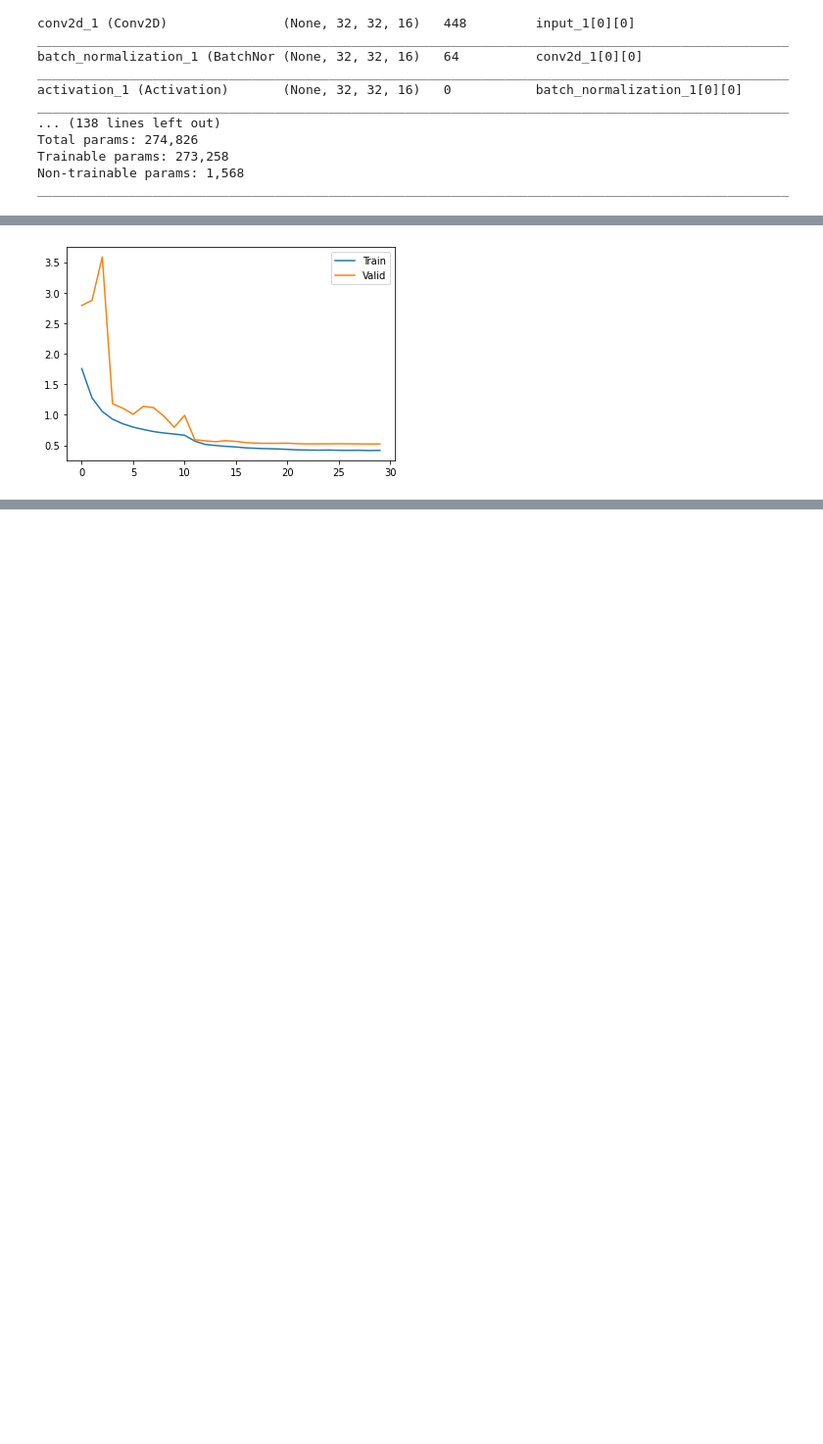
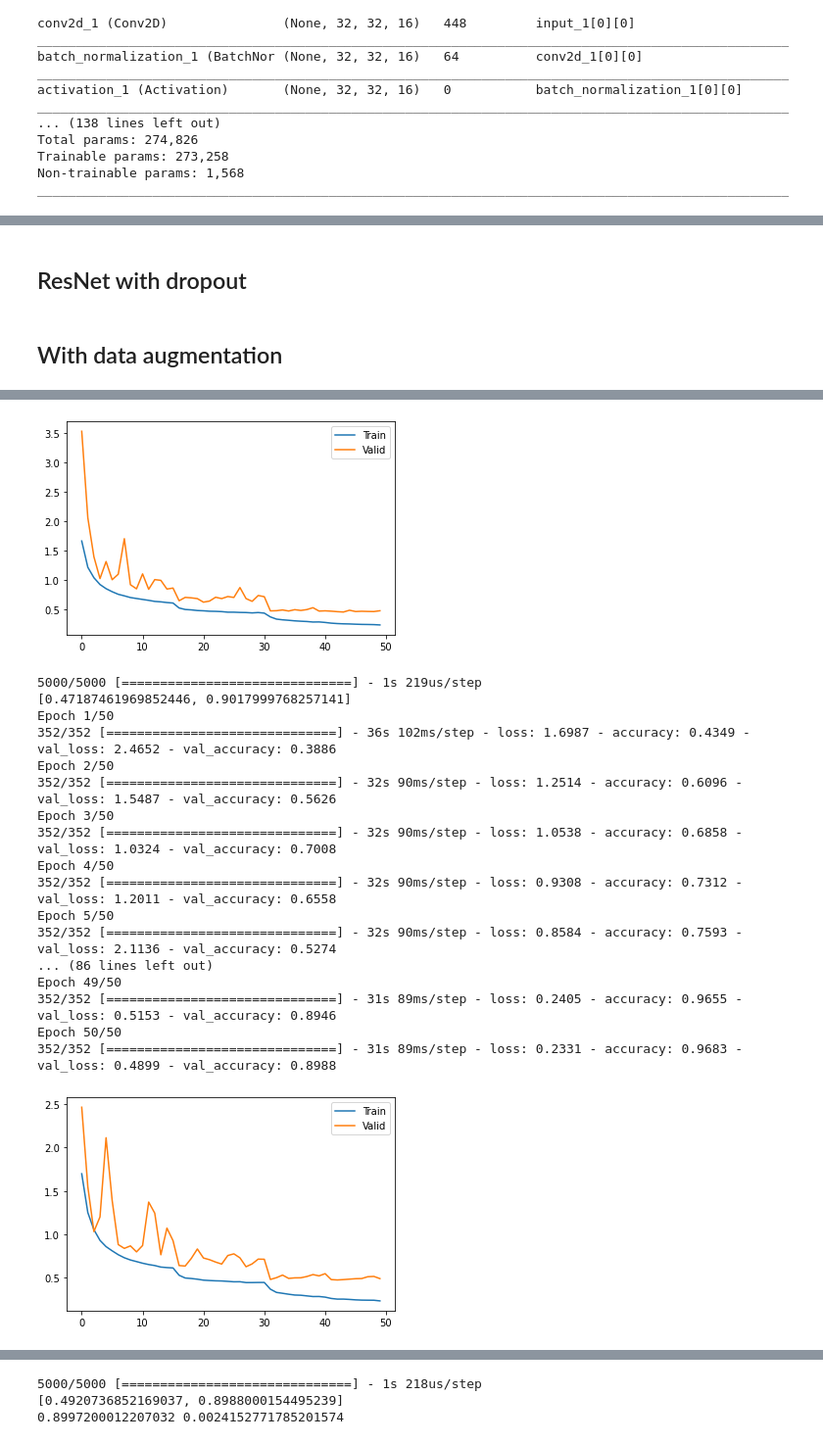
Before and after one commit to YuseqYaseq/pw-deep-learning, a Jupyter notebook: Project2/SmallModels/ResNet.ipynb, the cells around one changed output, grey strips where cells are left out. Shown at 98% size. Saved outputs shown, nothing was run; the diff lists cells and outputs as text; code cells hidden in the pictures; blank space fills up the shorter version.

```diff
--- a/Project2/SmallModels/ResNet.ipynb
+++ b/Project2/SmallModels/ResNet.ipynb
@@ -190,3 +173,16 @@ def lfScheduleF(epoch, lr):
   return 0.1
 
 lrscheduler = LearningRateScheduler(lfScheduleF, verbose=0)
+# %% [markdown]
+## ResNet with dropout
+# %%
+def lfScheduleF(epoch, lr):
+  if epoch > 75:
+      return 0.005
+  if epoch > 50:
+      return 0.01
+  if epoch > 25:
+      return 0.05
+  return 0.1
+
+lrscheduler = LearningRateScheduler(lfScheduleF, verbose=0)
@@ -193,19 +213,27 @@ lrscheduler = LearningRateScheduler(lfScheduleF, verbose=0)
+# %% [markdown]
+## With data augmentation
 # %%
-model = ResNet()
+results0 = np.zeros(5)
 
-datagen = ImageDataGenerator(
-                             width_shift_range=0.1,
-                             height_shift_range=0.1,
-                             horizontal_flip=True,
-                             )
-datagen.fit(x_trainN1)
+for i in range(5):
+  model = ResNet()
+
+  datagen = ImageDataGenerator(
+                              width_shift_range=0.1,
+                              height_shift_range=0.1,
+                              horizontal_flip=True,
+                              )
+  datagen.fit(x_trainN1)
 
 
-opt = optimizers.SGD(learning_rate=0.1, momentum=0.9)
-model.compile(optimizer=opt, loss='categorical_crossentropy', metrics=['accuracy'])
-
-history = model.fit_generator(datagen.flow(x_trainN1, y_trainN1, batch_size=128), epochs=30, validation_data=(x_validN1, y_validN1), callbacks=[lrscheduler])
-
-#history = model.fit(x_trainN1, y_trainN1, epochs = 300, batch_size = 128, validation_data=(x_validN1, y_validN1), callbacks=[lrscheduler])
-plot_history(history)
+  opt = optimizers.SGD(learning_rate=0.1, momentum=0.9)
+  model.compile(optimizer=opt, loss='categorical_crossentropy', metrics=['accuracy'])
+  history = model.fit_generator(datagen.flow(x_trainN1, y_trainN1, batch_size=128), epochs=50, validation_data=(x_validN1, y_validN1), callbacks=[lrscheduler])
+  #history = model.fit(x_trainN1, y_trainN1, epochs = 300, batch_size = 128, validation_data=(x_validN1, y_validN1), callbacks=[lrscheduler])
+  plot_history(history)
+  res = model.evaluate(x=x_validN1, y=y_validN1, batch_size=128)
+  print(res)
+  results0[i] = res[1]
+  model.save('/content/drive/My Drive/Colab Notebooks/ResNet/ResNet20_mod_0_{}.hdf5'.format(i))
+print(results0.mean(), np.std(results0))
 # %% [output]
@@ -229 +257,19 @@ Epoch 30/30
-[figure, old version]
+[figure, new version]
+5000/5000 [==============================] - 1s 219us/step
+[0.47187461969852446, 0.9017999768257141]
+Epoch 1/50
+352/352 [==============================] - 36s 102ms/step - loss: 1.6987 - accuracy: 0.4349 - val_loss: 2.4652 - val_accuracy: 0.3886
+Epoch 2/50
+352/352 [==============================] - 32s 90ms/step - loss: 1.2514 - accuracy: 0.6096 - val_loss: 1.5487 - val_accuracy: 0.5626
+Epoch 3/50
+352/352 [==============================] - 32s 90ms/step - loss: 1.0538 - accuracy: 0.6858 - val_loss: 1.0324 - val_accuracy: 0.7008
+Epoch 4/50
+352/352 [==============================] - 32s 90ms/step - loss: 0.9308 - accuracy: 0.7312 - val_loss: 1.2011 - val_accuracy: 0.6558
+Epoch 5/50
+352/352 [==============================] - 32s 90ms/step - loss: 0.8584 - accuracy: 0.7593 - val_loss: 2.1136 - val_accuracy: 0.5274
+... (86 lines left out)
+Epoch 49/50
+352/352 [==============================] - 31s 89ms/step - loss: 0.2405 - accuracy: 0.9655 - val_loss: 0.5153 - val_accuracy: 0.8946
+Epoch 50/50
+352/352 [==============================] - 31s 89ms/step - loss: 0.2331 - accuracy: 0.9683 - val_loss: 0.4899 - val_accuracy: 0.8988
+[figure, added]
@@ -229,0 +330,3 @@ Epoch 30/30
+5000/5000 [==============================] - 1s 218us/step
+[0.4920736852169037, 0.8988000154495239]
+0.8997200012207032 0.0024152771785201574
```
Also changed, not shown: parts of 33 cells of this notebook, 1 other file.
